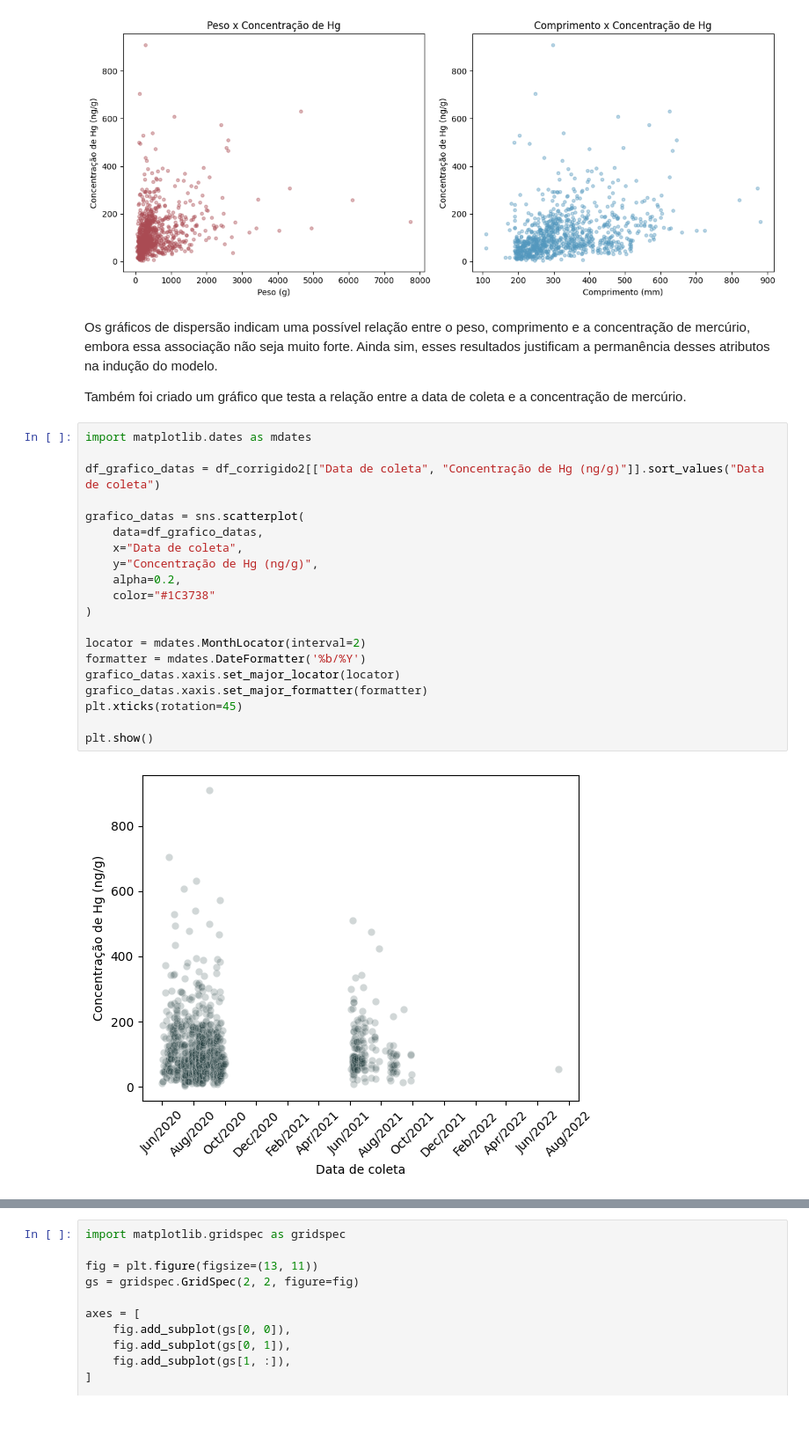
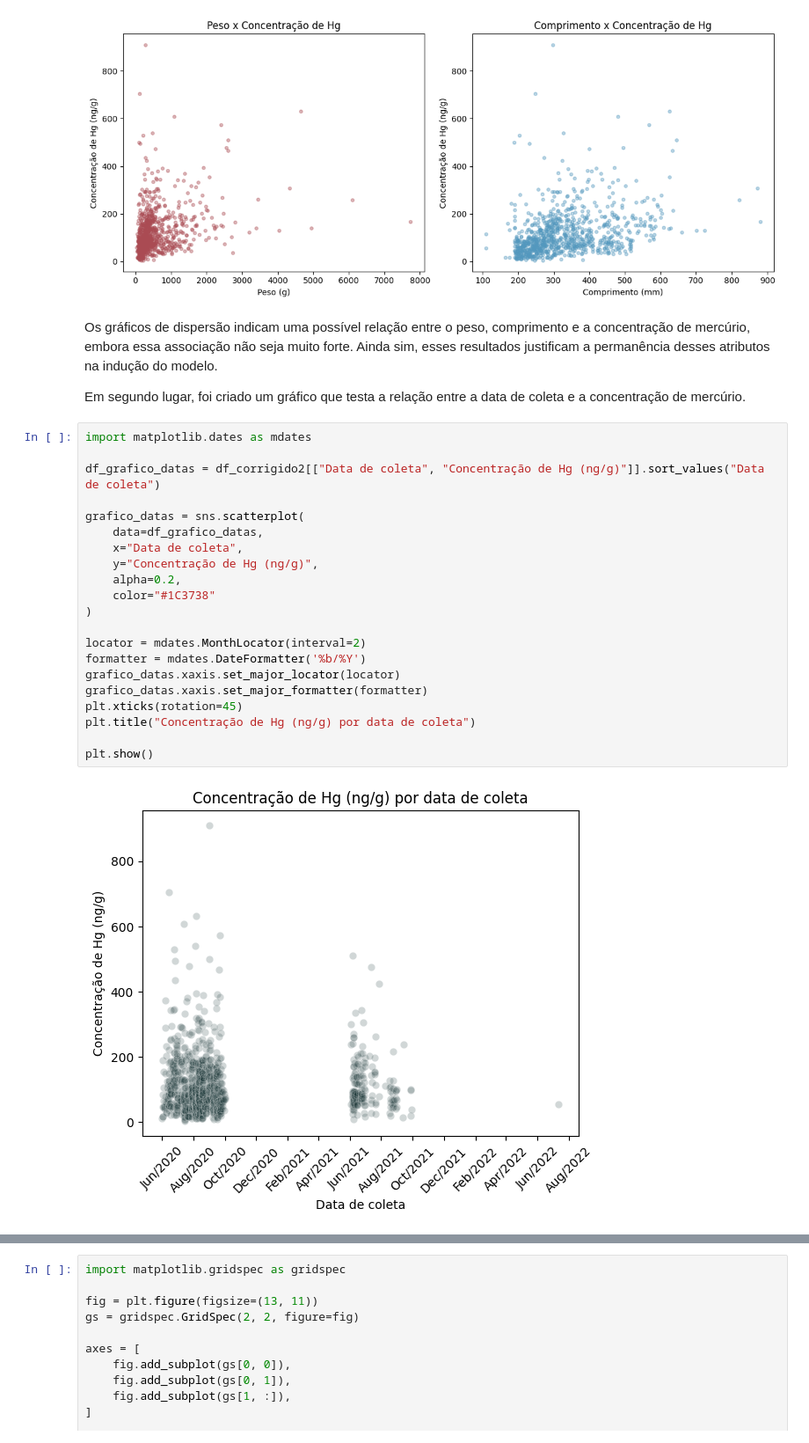
Before and after one commit to PangioAAA/Cubo_gelatinoso, a Jupyter notebook: Notebook/Cubo gelatinoso.ipynb, the cells around one changed output, grey strips where cells are left out. Shown at 88% size. Cells and saved outputs as stored; diff of their text form; blank space fills up the shorter version.

```diff
--- a/Notebook/Cubo gelatinoso.ipynb
+++ b/Notebook/Cubo gelatinoso.ipynb
@@ -214,29 +233,30 @@ plt.show()
 # %% [markdown]
 Os gráficos de dispersão indicam uma possível relação entre o peso, comprimento e a concentração de mercúrio, embora essa associação não seja muito forte. Ainda sim, esses resultados justificam a permanência desses atributos na indução do modelo.
 
-Também foi criado um gráfico que testa a relação entre a data de coleta e a concentração de mercúrio.
+Em segundo lugar, foi criado um gráfico que testa a relação entre a data de coleta e a concentração de mercúrio.
 # %%
 import matplotlib.dates as mdates
 
 df_grafico_datas = df_corrigido2[["Data de coleta", "Concentração de Hg (ng/g)"]].sort_values("Data de coleta")
 
 grafico_datas = sns.scatterplot(
     data=df_grafico_datas,
     x="Data de coleta",
     y="Concentração de Hg (ng/g)",
     alpha=0.2,
     color="#1C3738"
 )
 
 locator = mdates.MonthLocator(interval=2)
 formatter = mdates.DateFormatter('%b/%Y')
 grafico_datas.xaxis.set_major_locator(locator)
 grafico_datas.xaxis.set_major_formatter(formatter)
 plt.xticks(rotation=45)
+plt.title("Concentração de Hg (ng/g) por data de coleta")
 
 plt.show()
 # %% [output]
-[figure, old version]
+[figure, new version]
 # %% [markdown]
 Através do gráfico é possível observar que não há uma relação clara entre a data de coleta e a concentração de mercúrio. Além disso, a maior parte das amostras foi coletada em 2020, o que pode dificultar a identificação de possíveis tendências ao longo do tempo. Levando esses fatores em consideração, a variável data de coleta não será utilizada nas etapas posteriores.
 
```
Also changed, not shown: parts of 13 cells of this notebook, 1 other file.
